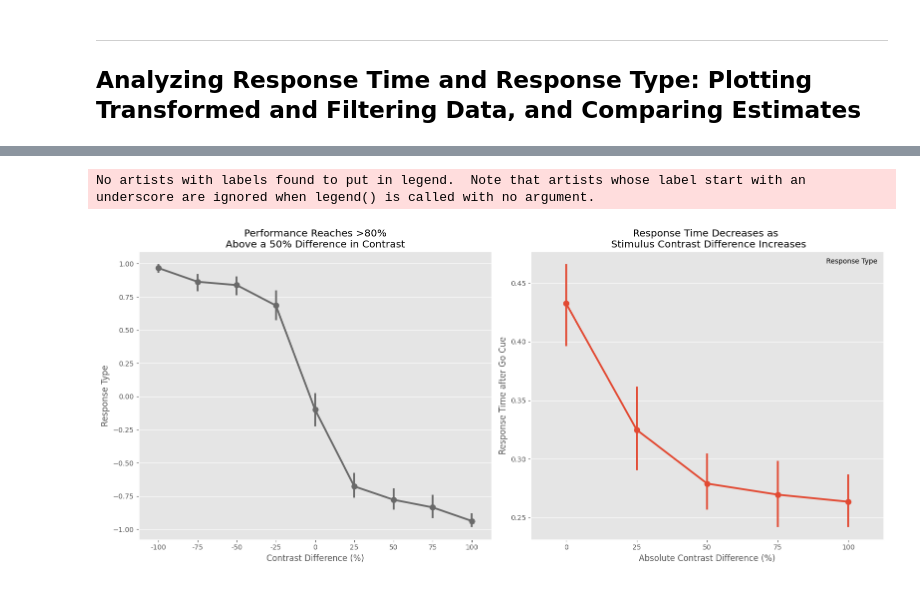
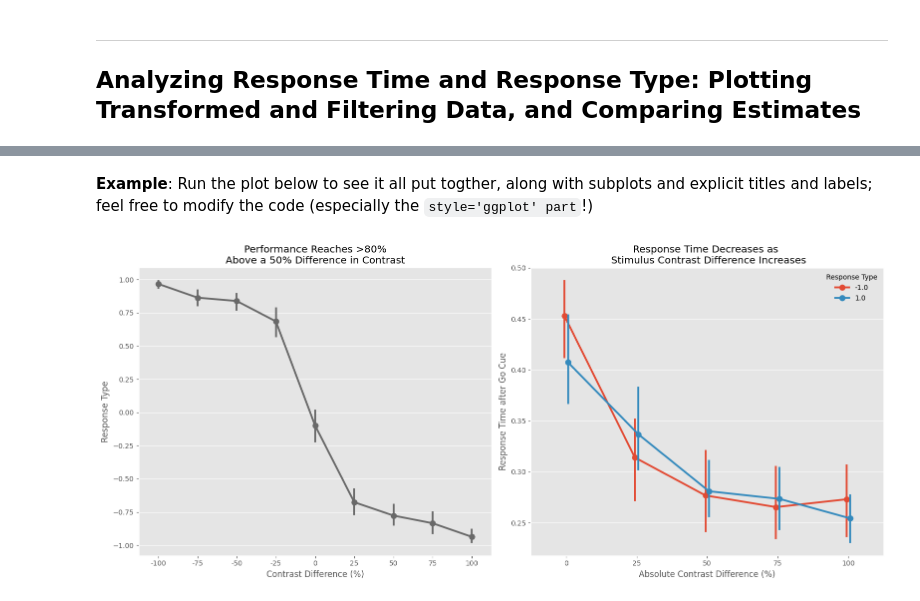
Before and after one commit to ibehave-ibots/iBOTS-Tools, a Jupyter notebook: workshops/python-workshop-1/plan/day2/3 Task Performance Analysis With Pandas And Seaborn.ipynb, the cells around one changed output, grey strips where cells are left out. Drawn from its saved outputs; the diff is of its cells as text; code cells hidden in the pictures.

```diff
--- a/workshops/python-workshop-1/plan/day2/3 Task Performance Analysis With Pandas And Seaborn.ipynb
+++ b/workshops/python-workshop-1/plan/day2/3 Task Performance Analysis With Pandas And Seaborn.ipynb
@@ -232,0 +247,3 @@ sns.pointplot(data=df, x='contrast_left', hue='contrast_right', y='response_type
+# %%
+df['contrast_total'] = df['contrast_right'] + df['contrast_left']
+df.sample(3)
@@ -271,8 +328,0 @@ Looks good!  Let's do one last thing to help more-accurately represent the resul
-# %%
-df['contrast_diff_absolute'] = df['contrast_diff'].abs()
-sns.pointplot(
-    data=df[mask].astype({'response_type': 'category'}),
-    x='contrast_diff_absolute', y='response_time_corrected', hue='response_type',
-    units='session_id',
-    dodge=True,
-);
@@ -287,5 +353,9 @@ plt.style.available;   # remove the semicolon to see other available styles
+# %% [markdown]
+**Example**: Run the plot below to see it all put togther, along with subplots and explicit titles and labels; feel free to modify the code (especially the `style='ggplot' part`!)
 # %%
 # Figure 1b
+import matplotlib.pyplot as plt
+
 with plt.style.context(style='ggplot', after_reset=True):
 
     plt.figure(figsize=(16, 7))  # changing the figure size is an quick-and-dirty way to change the font size
@@ -295,34 +365,34 @@ with plt.style.context(style='ggplot', after_reset=True):
 
     df['contrast_diff'] = df['contrast_right'] - df['contrast_left']
     mask = df['response_type'] != 0
-    sns.pointplot(data=df[mask], x='contrast_diff', y='response_type', color='dimgrey', units='session_id');
+    sns.pointplot(data=df[mask], x='contrast_diff', y='response_type', color='dimgrey', units='session_id', n_boot=300);
     plt.title('Performance Reaches >80%\nAbove a 50% Difference in Contrast')
     plt.xlabel('Contrast Difference (%)')
     plt.ylabel("Response Type")
 
     # Subplot 2
     plt.subplot(1, 2, 2)
 
     mask = df['response_type'] != 0
     df['contrast_diff_absolute'] = df['contrast_diff'].abs()
     sns.pointplot(
         data=df[mask].astype({'response_type': 'category'}),
         x='contrast_diff_absolute', y='response_time_corrected',
-        #   hue='response_type',
+        hue='response_type',
         units='session_id',
         dodge=True,
+        n_boot=300,
     );
     plt.title('Response Time Decreases as \n Stimulus Contrast Difference Increases', )
     plt.xlabel('Absolute Contrast Difference (%)')
     plt.ylabel("Response Time after Go Cue")
     plt.legend(title="Response Type", frameon=False);
 
     # Correct the spacing between subplots, to fix some kinds of accidental overlap.
     plt.tight_layout()
 
     # Save the figure
     # plt.savefig('performance.svg', dpi=200)  # for editing later in a vector graphics editor (i.e. Inkscape, Adobe Illustrator)
     plt.savefig('performance.png', dpi=200)
 # %% [output]
-No artists with labels found to put in legend.  Note that artists whose label start with an underscore are ignored when legend() is called with no argument.
-[figure, old version]
+[figure, new version]
```
Also changed, not shown: parts of 32 cells of this notebook.
